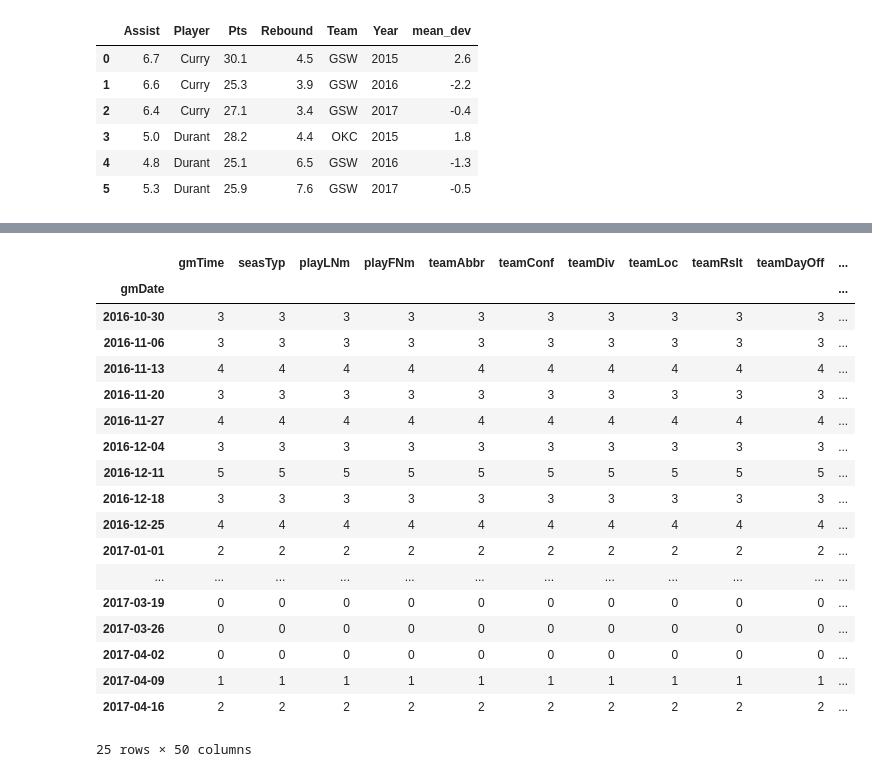
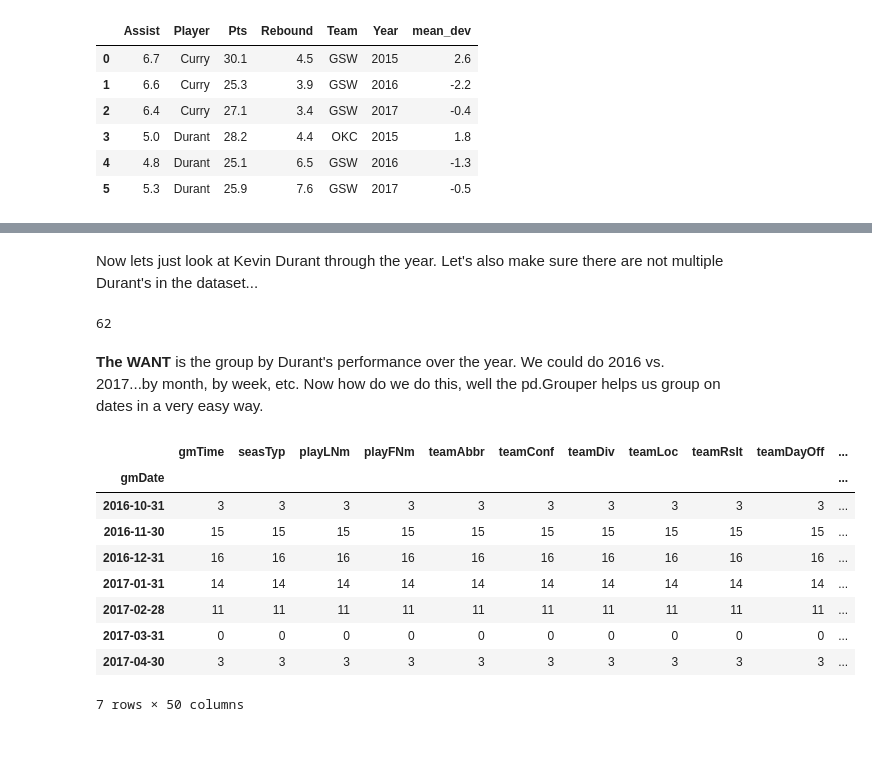
Before and after one commit to mwaugh0328/data_bootcamp_spring_2018, a Jupyter notebook: week10/groupby.ipynb, the cells around one changed output, grey strips where cells are left out. Saved outputs shown, nothing was run; the diff lists cells and outputs as text; code cells hidden in the pictures; blank space fills up the shorter version.

Commit message:
updated groupby

```diff
--- a/week10/groupby.ipynb
+++ b/week10/groupby.ipynb
@@ -198,24 +241,23 @@ pgame["gmDate"] = pd.to_datetime(pgame["gmDate"], format="%Y-%m-%d")
+# %% [markdown]
+Now lets just look at Kevin Durant through the year. Let's also make sure there are not multiple Durant's in the dataset...
+# %%
+pgame.playLNm.value_counts()["Durant"]
+# %% [output]
+62
 # %%
 durant_game = pgame[pgame.playLNm == "Durant"]
+# %% [markdown]
+**The WANT** is the group by Durant's performance over the year. We could do 2016 vs. 2017...by month, by week, etc. Now how do we do this, well the pd.Grouper helps us group on dates in a very easy way.
 # %%
-durant_game.groupby(pd.Grouper(key="gmDate", freq="W")).count()
+durant_game.groupby([pd.Grouper(key="gmDate", freq="M")]).count()
 # %% [output]
 |  | gmTime | seasTyp | playLNm | playFNm | teamAbbr | teamConf | teamDiv | teamLoc | teamRslt | teamDayOff | ... |
 | gmDate |  |  |  |  |  |  |  |  |  |  | ... |
-| 2016-10-30 | 3 | 3 | 3 | 3 | 3 | 3 | 3 | 3 | 3 | 3 | ... |
-| 2016-11-06 | 3 | 3 | 3 | 3 | 3 | 3 | 3 | 3 | 3 | 3 | ... |
-| 2016-11-13 | 4 | 4 | 4 | 4 | 4 | 4 | 4 | 4 | 4 | 4 | ... |
-| 2016-11-20 | 3 | 3 | 3 | 3 | 3 | 3 | 3 | 3 | 3 | 3 | ... |
-| 2016-11-27 | 4 | 4 | 4 | 4 | 4 | 4 | 4 | 4 | 4 | 4 | ... |
-| 2016-12-04 | 3 | 3 | 3 | 3 | 3 | 3 | 3 | 3 | 3 | 3 | ... |
-| 2016-12-11 | 5 | 5 | 5 | 5 | 5 | 5 | 5 | 5 | 5 | 5 | ... |
-| 2016-12-18 | 3 | 3 | 3 | 3 | 3 | 3 | 3 | 3 | 3 | 3 | ... |
-| 2016-12-25 | 4 | 4 | 4 | 4 | 4 | 4 | 4 | 4 | 4 | 4 | ... |
-| 2017-01-01 | 2 | 2 | 2 | 2 | 2 | 2 | 2 | 2 | 2 | 2 | ... |
-| ... | ... | ... | ... | ... | ... | ... | ... | ... | ... | ... | ... |
-| 2017-03-19 | 0 | 0 | 0 | 0 | 0 | 0 | 0 | 0 | 0 | 0 | ... |
-| 2017-03-26 | 0 | 0 | 0 | 0 | 0 | 0 | 0 | 0 | 0 | 0 | ... |
-| 2017-04-02 | 0 | 0 | 0 | 0 | 0 | 0 | 0 | 0 | 0 | 0 | ... |
-| 2017-04-09 | 1 | 1 | 1 | 1 | 1 | 1 | 1 | 1 | 1 | 1 | ... |
-| 2017-04-16 | 2 | 2 | 2 | 2 | 2 | 2 | 2 | 2 | 2 | 2 | ... |
+| 2016-10-31 | 3 | 3 | 3 | 3 | 3 | 3 | 3 | 3 | 3 | 3 | ... |
+| 2016-11-30 | 15 | 15 | 15 | 15 | 15 | 15 | 15 | 15 | 15 | 15 | ... |
+| 2016-12-31 | 16 | 16 | 16 | 16 | 16 | 16 | 16 | 16 | 16 | 16 | ... |
+| 2017-01-31 | 14 | 14 | 14 | 14 | 14 | 14 | 14 | 14 | 14 | 14 | ... |
+| 2017-02-28 | 11 | 11 | 11 | 11 | 11 | 11 | 11 | 11 | 11 | 11 | ... |
+| 2017-03-31 | 0 | 0 | 0 | 0 | 0 | 0 | 0 | 0 | 0 | 0 | ... |
+| 2017-04-30 | 3 | 3 | 3 | 3 | 3 | 3 | 3 | 3 | 3 | 3 | ... |
-25 rows × 50 columns
+7 rows × 50 columns
```
Also changed, not shown: parts of 20 cells of this notebook, 1 other file.
